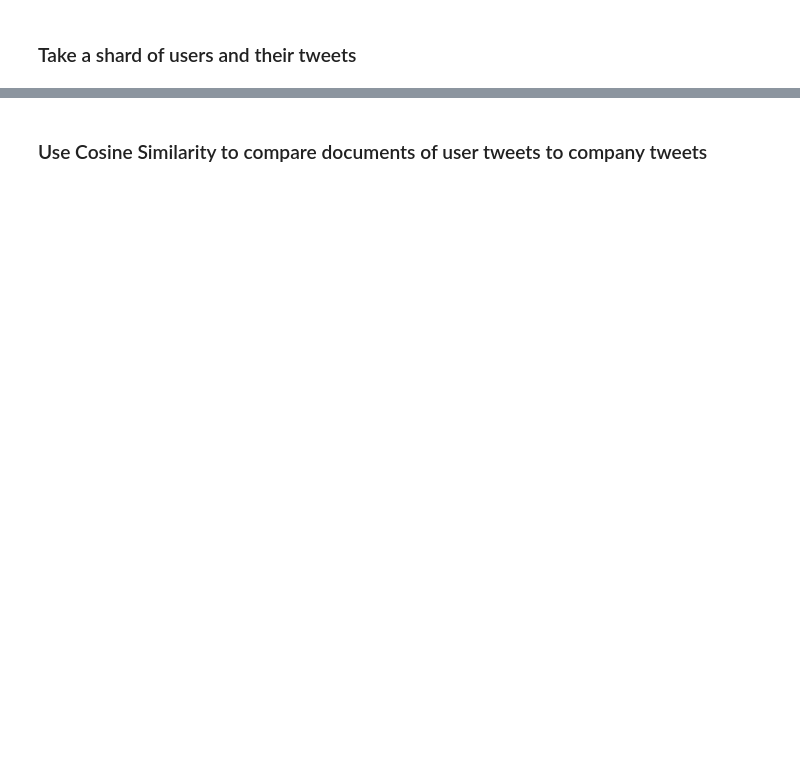
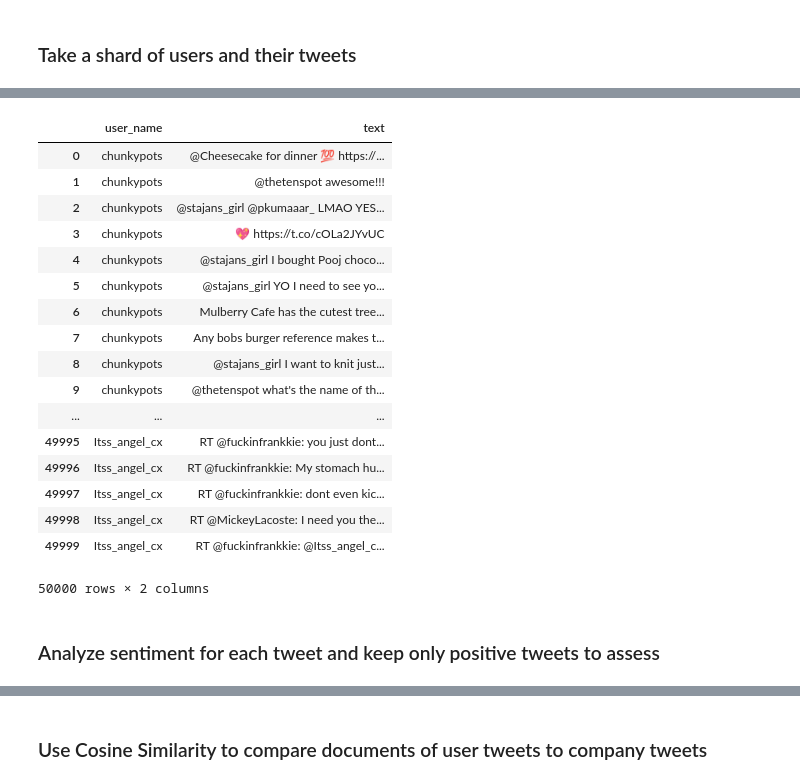
Before and after one commit to kimyenn/beGifted, a Jupyter notebook: twitter/Three_retailers.ipynb, the cells around one changed output, grey strips where cells are left out. Cells and saved outputs as stored; diff of their text form; code cells hidden in the pictures; blank space fills up the shorter version.

```diff
--- a/twitter/Three_retailers.ipynb
+++ b/twitter/Three_retailers.ipynb
@@ -213,0 +120,10 @@ users.head()
+# %%
+import pymongo
+from pymongo import MongoClient
+mc = MongoClient()
+db = mc.twitter_db
+
+input_data = db.tweets_by_users
+users = pd.DataFrame(list(input_data.find().limit(50000)))
+# %%
+users['user_name'] = users['user'].apply(lambda x: x['screen_name'].encode('ascii'))
@@ -213,0 +153,26 @@ users.head()
+# %%
+important_columns = ['user_name', 'text']
+user_tweets = users.loc[: , important_columns]
+# %%
+user_tweets
+# %% [output]
+|  | user_name | text |
+| 0 | chunkypots | @Cheesecake for dinner 💯 https://... |
+| 1 | chunkypots | @thetenspot awesome!!! |
+| 2 | chunkypots | @stajans_girl @pkumaaar_ LMAO YES... |
+| 3 | chunkypots | 💖 https://t.co/cOLa2JYvUC |
+| 4 | chunkypots | @stajans_girl I bought Pooj choco... |
+| 5 | chunkypots | @stajans_girl YO I need to see yo... |
+| 6 | chunkypots | Mulberry Cafe has the cutest tree... |
+| 7 | chunkypots | Any bobs burger reference makes t... |
+| 8 | chunkypots | @stajans_girl I want to knit just... |
+| 9 | chunkypots | @thetenspot what's the name of th... |
+| ... | ... | ... |
+| 49995 | Itss_angel_cx | RT @fuckinfrankkie: you just dont... |
+| 49996 | Itss_angel_cx | RT @fuckinfrankkie: My stomach hu... |
+| 49997 | Itss_angel_cx | RT @fuckinfrankkie: dont even kic... |
+| 49998 | Itss_angel_cx | RT @MickeyLacoste: I need you the... |
+| 49999 | Itss_angel_cx | RT @fuckinfrankkie: @Itss_angel_c... |
+50000 rows × 2 columns
+# %% [markdown]
+### Analyze sentiment for each tweet and keep only positive tweets to assess
```
Also changed, not shown: parts of 42 cells of this notebook.
